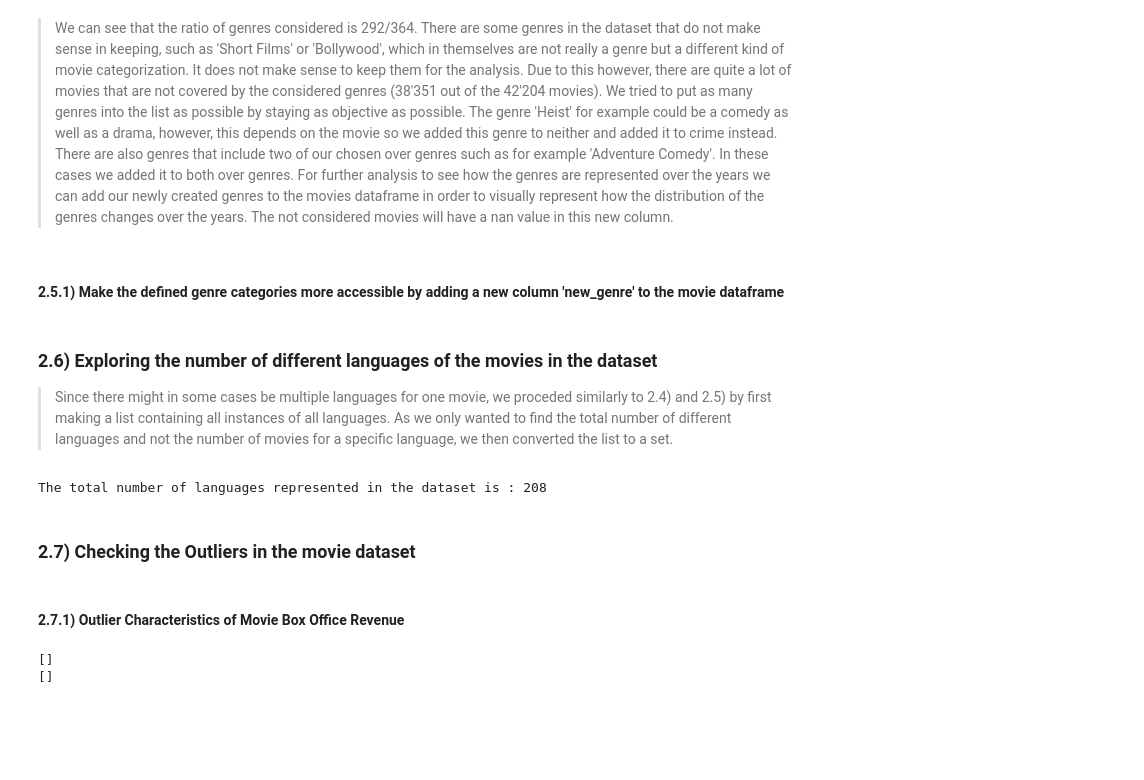
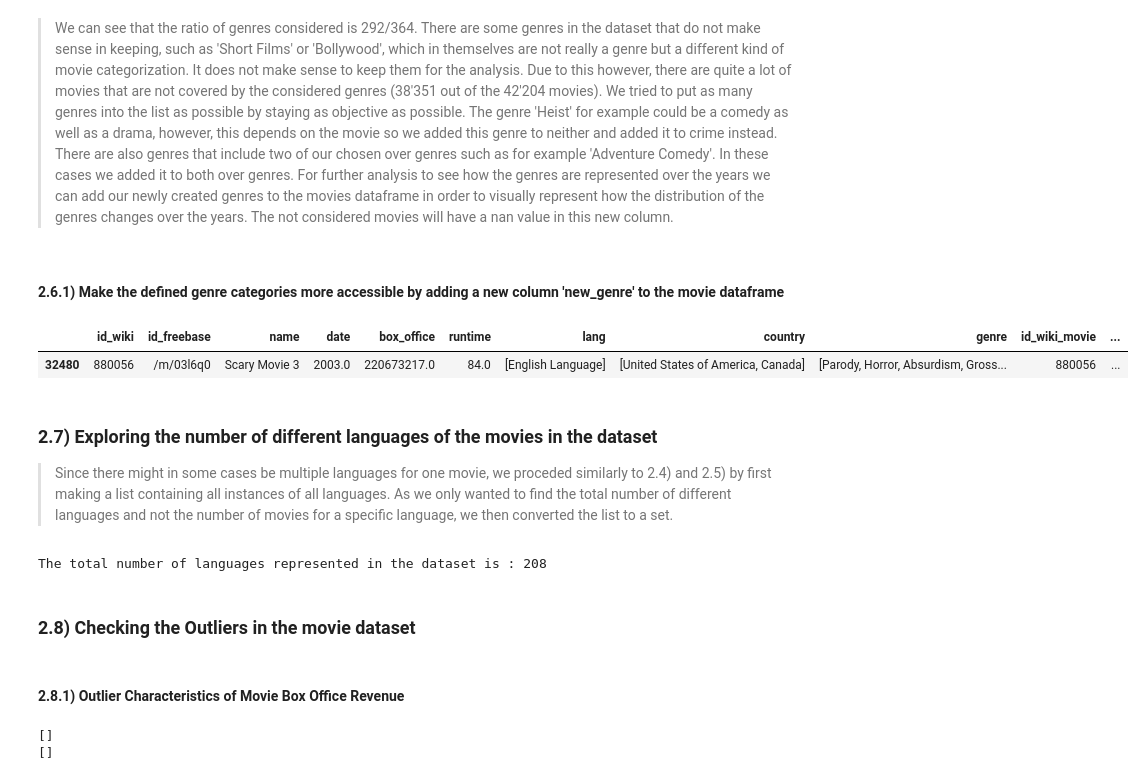
Before and after one commit to epfl-ada/ada-2023-project-onsecalme123, a Jupyter notebook: milestone2.ipynb, the cells around one changed output. Cells and saved outputs as stored; diff of their text form; code cells hidden in the pictures; blank space fills up the shorter version.

```diff
--- a/milestone2.ipynb
+++ b/milestone2.ipynb
@@ -205,24 +258,4 @@ genre: 0 NaN values, which represents 0.00 % of the column.
 # %%
-# Obtain a list of countries contained in the dataset
-
-only_countries = movies_df['country'].copy()
-only_countries = only_countries.to_list()
-
-
-# Removing all Nan's and making a onedimensional list of all countries contained in the dataset
-
-only_countries = [x for x in only_countries if x != "NaN"]
-only_countries = [item for sublist in only_countries for item in sublist]
-
-
-# Creating a list with all unique countries contained in the dataset
-
-only_countries_unique = []
-for item in only_countries:
-    if item not in only_countries_unique:
-        only_countries_unique.append(item)
-
-
 # Create the corresponding regions for later analysis containing all countries from the dataset
 
 europe_countries =  ['United Kingdom', 'Croatia', 'Ukraine', 'Luxembourg', 'Belgium', 'Sweden', 'Switzerland', 'Greece', 'Ireland',  'Iceland', 'Poland', 'Italy', 'Denmark',  'Scotland', 'Finland', 'Albania', 'Portugal', 'Northern Ireland', 'Austria',  'Netherlands', 'Monaco', 'Spain',  'England',  'German Democratic Republic', 'France', 'Nazi Germany', 'West Germany',  'Germany', 'Weimar Republic', 'Kingdom of Italy', 'Kingdom of Great Britain', 'Isle of Man', 'Lithuania', 'Malta', 'Czech Republic',  'Czechoslovakia', 'Slovakia', 'Romania', 'Norway', 'Serbia', 'Slovenia', 'Bulgaria', 'Slovak Republic', 'Ukrainian SSR',  'Ukranian SSR',  'Estonia',  'Soviet occupation zone', 'Bosnia and Herzegovina', 'Socialist Federal Republic of Yugoslavia', 'Yugoslavia', 'Wales', 'Hungary', 'Federal Republic of Yugoslavia',  'Serbia and Montenegro', 'Republic of Macedonia', 'Montenegro', 'Cyprus', 'Crime']
@@ -270,12 +308,13 @@ Then we converted the list back to a pandas series, in order to directly obtain
 # %%
 # Explode the 'genre' column to create individual rows for each genre
 
-movies_dataframe_genre = movies_df.explode('genre').copy()
+movies_dataframe_genre = movies_with_regions.explode('genre').copy()
 
 # Check how many unique genre we have
 
 unique_genres = movies_dataframe_genre['genre'].unique()
 print(unique_genres.shape)
+# print(unique_genres)
 # %% [output]
 (364,)
 # %% [markdown]
@@ -317,24 +357,30 @@ Movies considered: 38351 out of 42204
 # %% [markdown]
 >We can see that the ratio of genres considered is 292/364. There are some genres in the dataset that do not make sense in keeping, such as 'Short Films' or 'Bollywood', which in themselves are not really a genre but a different kind of movie categorization. It does not make sense to keep them for the analysis. Due to this however, there are quite a lot of movies that are not covered by the considered genres (38'351 out of the 42'204 movies). We tried to put as many genres into the list as possible by staying as objective as possible. The genre 'Heist' for example could be a comedy as well as a drama, however, this depends on the movie so we added this genre to neither and added it to crime instead. There are also genres that include two of our chosen over genres such as for example 'Adventure Comedy'. In these cases we added it to both over genres. For further analysis to see how the genres are represented over the years we can add our newly created genres to the movies dataframe in order to visually represent how the distribution of the genres changes over the years. The not considered movies will have a nan value in this new column.
 # %% [markdown]
-#### 2.5.1) Make the defined genre categories more accessible by adding a new column 'new_genre' to the movie dataframe
+#### 2.6.1) Make the defined genre categories more accessible by adding a new column 'new_genre' to the movie dataframe
 # %%
 genres_considered = {'action': action, 'adult': adult, 'adventure': adventure, 'animation': animation, 'comedy': comedy, 'crime': crime, 'documentary': documentary, 'drama': drama, 'family_and_children': family_and_children, 'fantasy': fantasy, 'history': history, 'horror': horror, 'oldies': oldies, 'romance': romance, 'science_fiction': science_fiction, 'thriller': thriller, 'war': war, 'western': western, 'lgbtq_and_gender': lgbtq_and_gender}
 
 
 # Add a new column to the main dataframe to store the names of the genres and make them easily accessible
 
-movies_df['new_genre'] = None
+movies_with_genre = movies_with_regions.copy()
+movies_with_genre['new_genre'] = None
 
 
 # Iterate over genres_considered and update the 'new_genre' column
 
 for name, genre_list in genres_considered.items():
-    mask = movies_df['genre'].apply(lambda x: any(item in x for item in genre_list))
-    movies_df.loc[mask, 'new_genre'] = movies_df.loc[mask, 'new_genre'].apply(lambda x: [] if x is None else x)  # Initialize with an empty list if None
-    movies_df.loc[mask, 'new_genre'] = movies_df.loc[mask, 'new_genre'].apply(lambda x: x + [name] if isinstance(x, list) else [name])
+    mask = movies_with_genre['genre'].apply(lambda x: any(item in x for item in genre_list))
+    movies_with_genre.loc[mask, 'new_genre'] = movies_with_genre.loc[mask, 'new_genre'].apply(lambda x: [] if x is None else x)  # Initialize with an empty list if None
+    movies_with_genre.loc[mask, 'new_genre'] = movies_with_genre.loc[mask, 'new_genre'].apply(lambda x: x + [name] if isinstance(x, list) else [name])
+
+movies_with_genre.sample()
+# %% [output]
+|  | id_wiki | id_freebase | name | date | box_office | runtime | lang | country | genre | id_wiki_movie | ... |
+| 32480 | 880056 | /m/03l6q0 | Scary Movie 3 | 2003.0 | 220673217.0 | 84.0 | [English Language] | [United States of America, Canada] | [Parody, Horror, Absurdism, Gross... | 880056 | ... |
 # %% [markdown]
-### 2.6) Exploring the number of different languages of the movies in the dataset
+### 2.7) Exploring the number of different languages of the movies in the dataset
 
 > Since there might in some cases be multiple languages for one movie, we proceded similarly to 2.4) and 2.5) by first making a list containing all instances of all languages. As we only wanted to find the total number of different languages and not the number of movies for a specific language, we then converted the list to a set.
 # %%
@@ -352,9 +398,9 @@ print('The total number of languages represented in the dataset is :', tot_langu
 # %% [output]
 The total number of languages represented in the dataset is : 208
 # %% [markdown]
-### 2.7) Checking the Outliers in the movie dataset
+### 2.8) Checking the Outliers in the movie dataset
 # %% [markdown]
-#### 2.7.1) Outlier Characteristics of Movie Box Office Revenue
+#### 2.8.1) Outlier Characteristics of Movie Box Office Revenue
 # %%
 # Testing for outliers contained in the "box_office" column
 
```
Also changed, not shown: parts of 39 cells of this notebook.
